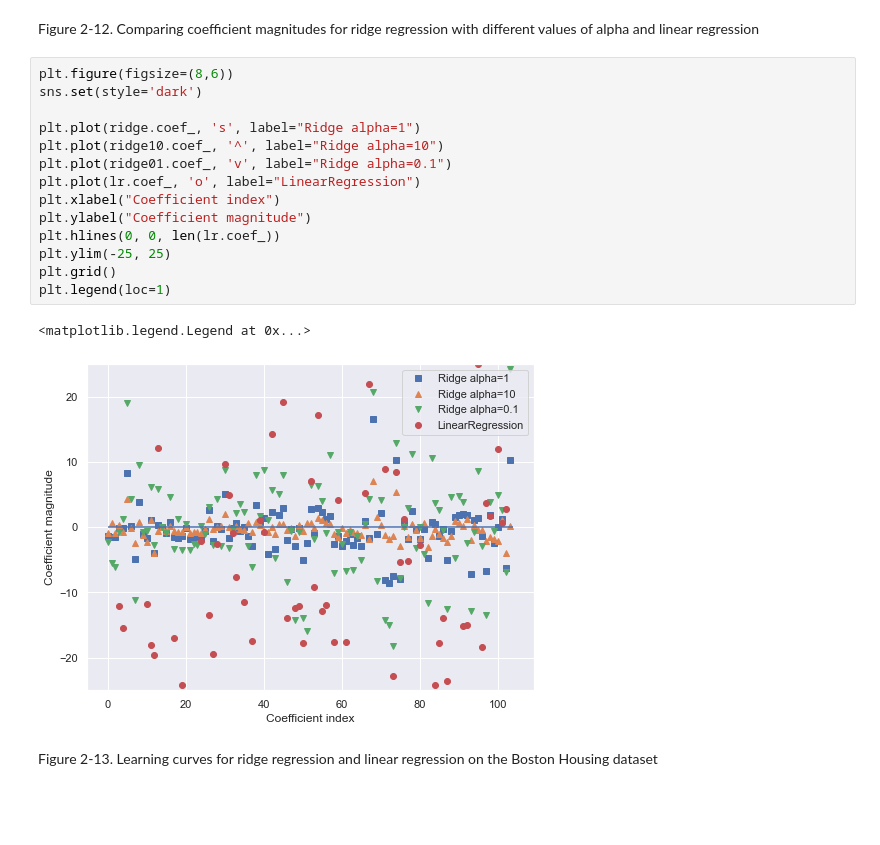
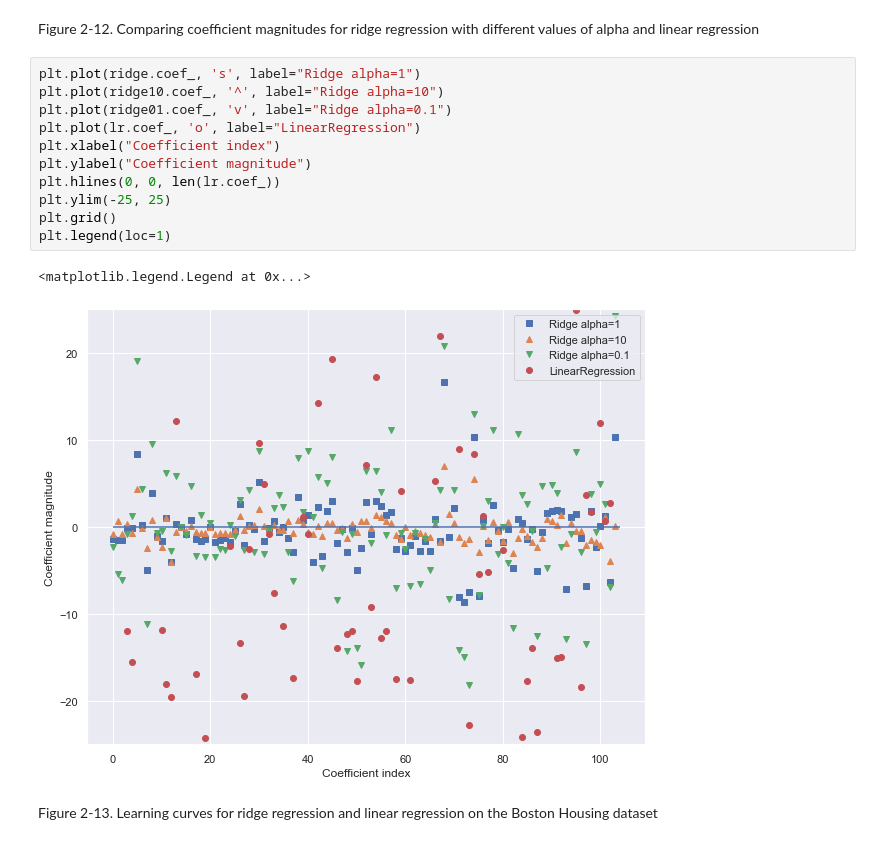
Before and after one commit to Rasel-25/Book-s-Code, a Jupyter notebook: Introduction to Machine Learning with Python/CHAPTER 2 ( Supervised Learning ).ipynb, the cells around one changed output. Drawn from its saved outputs; the diff is of its cells as text; blank space fills up the shorter version.

```diff
--- a/Introduction to Machine Learning with Python/CHAPTER 2 ( Supervised Learning ).ipynb
+++ b/Introduction to Machine Learning with Python/CHAPTER 2 ( Supervised Learning ).ipynb
@@ -424,22 +424,19 @@ array([-4.12710947e+02, -5.22432068e+01, -1.31898815e+02, -1.20041365e+01,
 # %% [markdown]
 Figure 2-12. Comparing coefficient magnitudes for ridge regression with different values of alpha and linear regression
 # %%
-plt.figure(figsize=(8,6))
-sns.set(style='dark')
-
 plt.plot(ridge.coef_, 's', label="Ridge alpha=1")
 plt.plot(ridge10.coef_, '^', label="Ridge alpha=10")
 plt.plot(ridge01.coef_, 'v', label="Ridge alpha=0.1")
 plt.plot(lr.coef_, 'o', label="LinearRegression")
 plt.xlabel("Coefficient index")
 plt.ylabel("Coefficient magnitude")
 plt.hlines(0, 0, len(lr.coef_))
 plt.ylim(-25, 25)
 plt.grid()
 plt.legend(loc=1)
 # %% [output]
 <matplotlib.legend.Legend at 0x...>
-[figure, old version]
+[figure, new version]
 # %% [markdown]
 Figure 2-13. Learning curves for ridge regression and linear regression on the Boston
 Housing dataset
```
